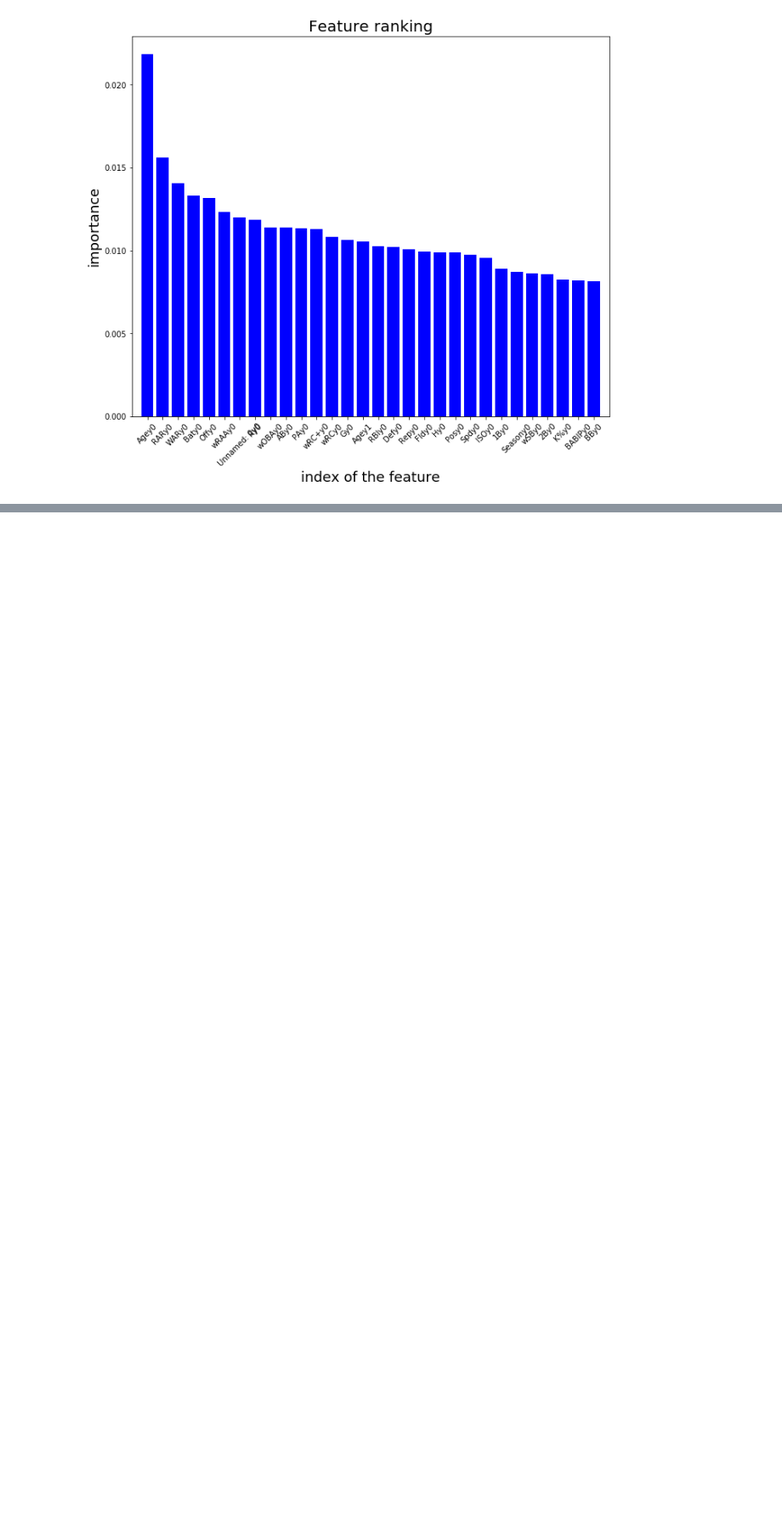
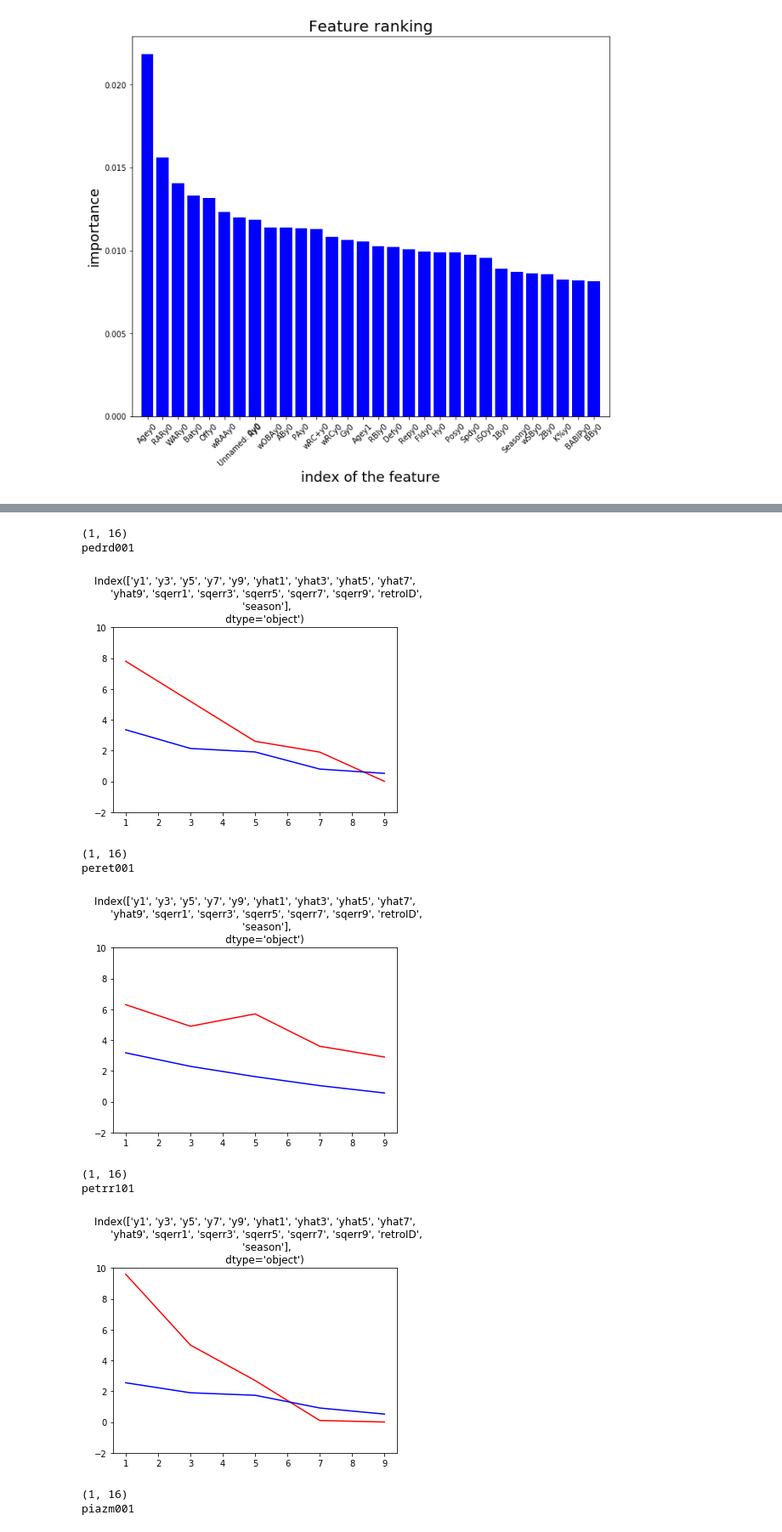
Before and after one commit to jldbc/Saber, a Jupyter notebook: trajectories/trajectories.ipynb, the cells around one changed output, grey strips where cells are left out. Shown at 85% size. Saved outputs shown, nothing was run; the diff lists cells and outputs as text; code cells hidden in the pictures; blank space fills up the shorter version.

```diff
--- a/trajectories/trajectories.ipynb
+++ b/trajectories/trajectories.ipynb
@@ -775 +756,30 @@ puckk001
 ... (48 outputs left out)
+# %%
+def plot_trajectory_predictions2(playerid,n):
+    player = great_player_preds.loc[great_player_preds.index==playerid].iloc[[n]]
+    print(player.shape)
+    print(playerid)
+    player = player.reset_index(drop=True)
+    player['season'] = player.index
+    plt.plot([1,3,5,7,9],
+    [player['y1'],player['y3'],player['y5'],player['y7'],player['y9']], color='red')
+    plt.plot([1,3,5,7,9],
+        [player['yhat1'],player['yhat3'],player['yhat5'],player['yhat7'],player['yhat9']], color='blue')
+    plt.title(player.iloc[0].index)
+    plt.ylim(ymin=-2,ymax=10)
+    plt.show()
+# %%
+for id_ in great_player_ids:
+    plot_trajectory_predictions2(id_,5)
+# %% [output]
+(1, 16)
+pedrd001
+[figure, added]
+(1, 16)
+peret001
+[figure, added]
+(1, 16)
+petrr101
+[figure, added]
+(1, 16)
+piazm001
```
Also changed, not shown: parts of 24 cells of this notebook.
